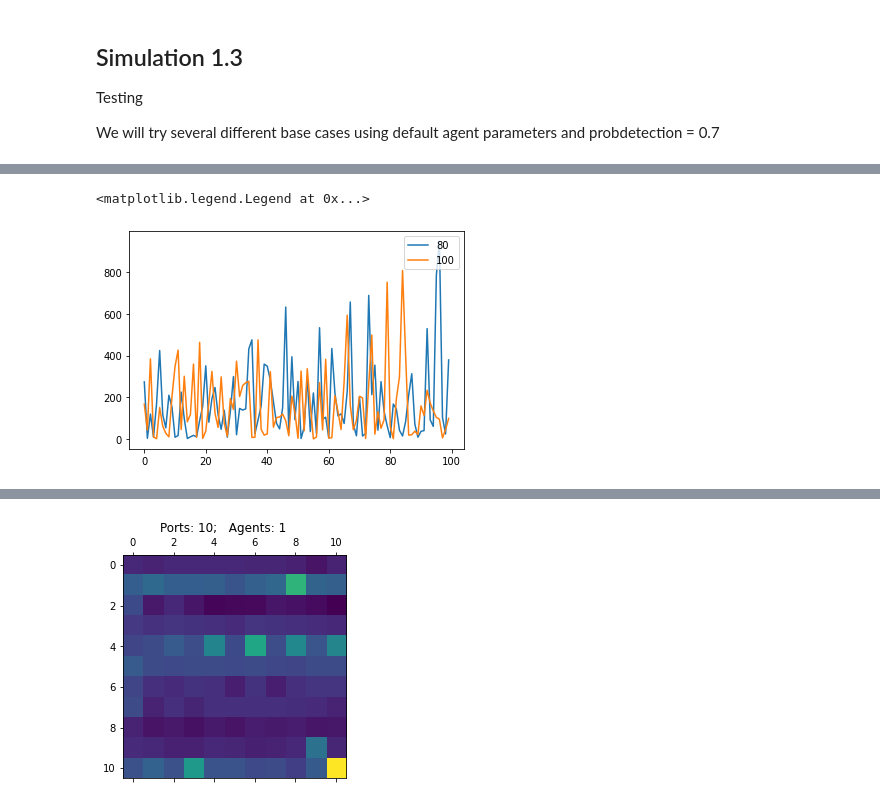
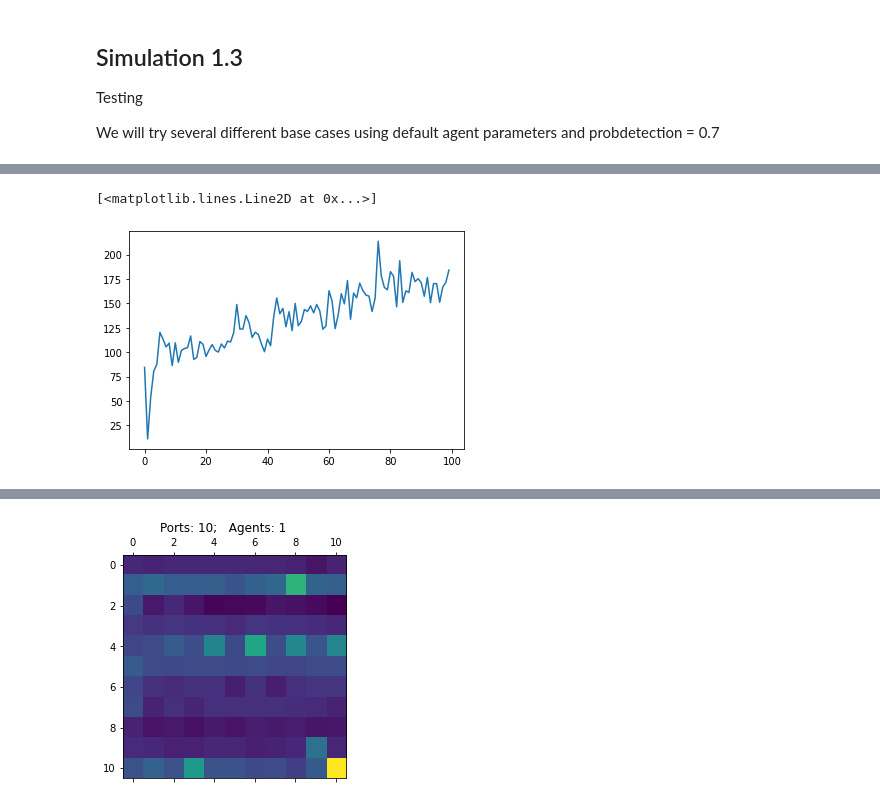
Before and after one commit to Trbenne/MATH-882-Final-Project, a Jupyter notebook: Simulation2/Simulation2.ipynb, the cells around one changed output, grey strips where cells are left out. Saved outputs shown, nothing was run; the diff lists cells and outputs as text; code cells hidden in the pictures.

```diff
--- a/Simulation2/Simulation2.ipynb
+++ b/Simulation2/Simulation2.ipynb
@@ -183,21 +185,21 @@ for _ in range(nepisodes):
 
     vulnport = np.random.randint(1,nports+1)
     env = srv.Server(nports,vulnport,probdetection)
-    agt1.reset(env)
+    agt_001.reset(env)
 
-    agt1.run_episode()
+    agt_001.run_episode()
 
-    agt2.reset(env)
+    agt_002.reset(env)
 
-    agt2.run_episode()
+    agt_002.run_episode()
 
-    agt3.reset(env)
+    agt_003.reset(env)
 
-    agt3.run_episode()
+    agt_003.run_episode()
 
-    agt4.reset(env)
+    agt_004.reset(env)
 
-    agt4.run_episode()
+    agt_004.run_episode()
 
-    steps.append(agt1.steps)
+    steps.append(agt_001.steps)
 # %%
@@ -308,6 +310,6 @@ mission_report(ag_list,f"Ports: {nports};   Agents: {1}")
 # %%
 """
-Default Stuff
+Running 100 episodes for number of agents between 1 and nports
 """
 
 nports = 100
@@ -317,7 +319,8 @@ nepisodes = 100
 
 listy = sorted(list({nports//x for x in range(1,nports+1)}))
 # listy = sorted(list(listy)[:len(listy):len(listy)//5])
-# listy = listy[-5::]
+listy = listy[::2]
+all_steps = []
 for i in listy:
     n_agent = i
     slic = nports//n_agent
@@ -331,8 +334,6 @@ for i in listy:
         step = M(ag_list,env)
 
         steps.append(step)
-
+    all_steps.append(steps)
     mission_report(ag_list,f"Ports: {nports};   Agents: {n_agent}")
-
-# print(nports)
 # %% [output]
@@ -352,22 +350,16 @@ for i in listy:
 # %%
 """
 Plotting some of the steps.
 
 As with the original code, high scan detection gives low deviation of number of steps required.
 Even for longer episodes
+
+*In this case, it seems that the average steps required among the agents increases with number of episodes
 """
 
-plt.plot(np.arange(nepisodes),steps[len(steps)-5],label=f"{len(steps)-20}")
+plt.plot(np.arange(nepisodes),steps)
 
-# plt.plot(np.arange(nepisodes),steps[len(steps)-3],label=f"{len(steps)-5}")
-
-# plt.plot(np.arange(nepisodes),steps[len(steps)-2],label=f"{len(steps)-2}")
-
-# plt.plot(np.arange(nepisodes),steps[len(steps)-2],label=f"{len(steps)-1}")
-
-plt.plot(np.arange(nepisodes),steps[len(steps)-1],label=f"{len(steps)}")
-
-plt.legend(loc="upper right")
+# plt.legend(loc="upper right")
 # %% [output]
-<matplotlib.legend.Legend at 0x...>
+[<matplotlib.lines.Line2D at 0x...>]
-[figure, old version]
+[figure, new version]
```
Also changed, not shown: parts of 22 cells of this notebook.
